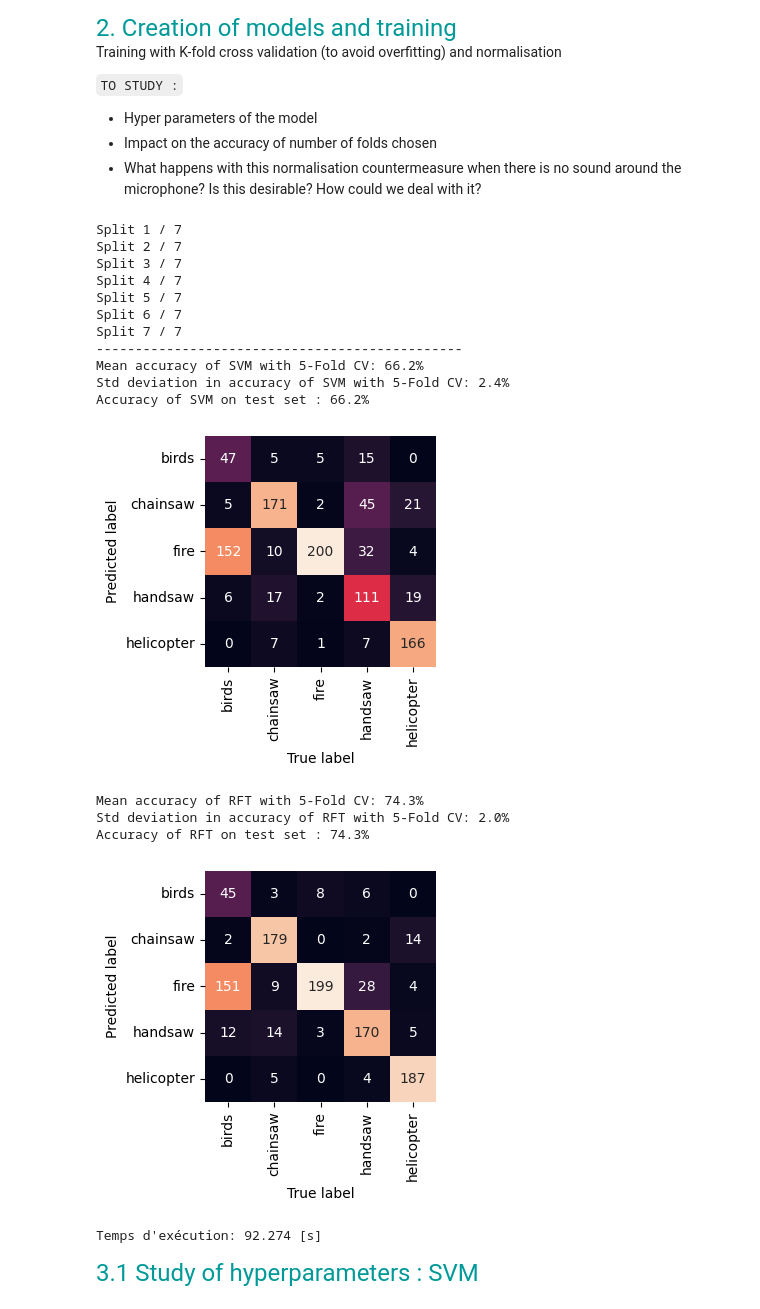
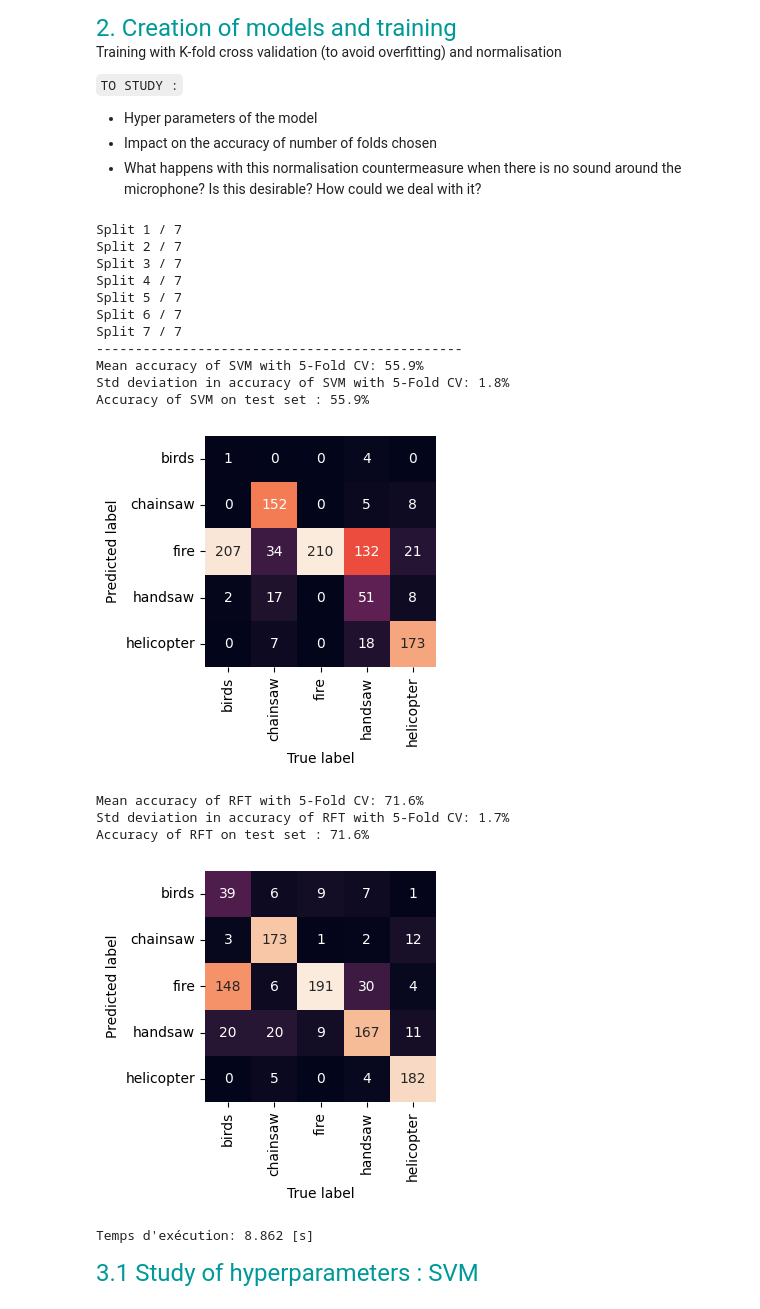
Before and after one commit to sarajavadian/LELEC210X_groupeC, a Jupyter notebook: classification/Our_Classif.ipynb, the cells around one changed output. Drawn from its saved outputs; the diff is of its cells as text; code cells hidden in the pictures.

```diff
--- a/classification/Our_Classif.ipynb
+++ b/classification/Our_Classif.ipynb
@@ -140,43 +140,43 @@ def training(n_splits=5, normalize=True):
         X_test_normalised = X_test
 
     prediction_svm = model_svm.predict(X_test_normalised)
     prediction_rft = model_rft.predict(X_test_normalised)
     accuracy_svm = accuracy (prediction_svm, y_test)
     accuracy_rft = accuracy (prediction_rft, y_test)
 
     print("-----------------------------------------------")
     print('Mean accuracy of SVM with 5-Fold CV: {:.1f}%'.format(100*accuracy_svm.mean()))
     print('Std deviation in accuracy of SVM with 5-Fold CV: {:.1f}%'.format(100*accuracyCV_svm.std()))
     print('Accuracy of SVM on test set : {:.1f}%'.format(100*accuracy_svm))
     show_confusion_matrix (prediction_svm, y_test, classnames)
     print()
     print('Mean accuracy of RFT with 5-Fold CV: {:.1f}%'.format(100*accuracy_rft.mean()))
     print('Std deviation in accuracy of RFT with 5-Fold CV: {:.1f}%'.format(100*accuracyCV_rft.std()))
     print('Accuracy of RFT on test set : {:.1f}%'.format(100*accuracy_rft))
     show_confusion_matrix (prediction_rft, y_test, classnames)
 
     end = time.time()
     print("Temps d'exécution:",np.round(end-start,3),"[s]")
 
-training(n_splits=7, normalize=False)
+training(n_splits=7, normalize=True)
 # %% [output]
 Split 1 / 7
 Split 2 / 7
 Split 3 / 7
 Split 4 / 7
 Split 5 / 7
 Split 6 / 7
 Split 7 / 7
 -----------------------------------------------
-Mean accuracy of SVM with 5-Fold CV: 66.2%
-Std deviation in accuracy of SVM with 5-Fold CV: 2.4%
-Accuracy of SVM on test set : 66.2%
+Mean accuracy of SVM with 5-Fold CV: 55.9%
+Std deviation in accuracy of SVM with 5-Fold CV: 1.8%
+Accuracy of SVM on test set : 55.9%
-[figure, old version]
+[figure, new version]
-Mean accuracy of RFT with 5-Fold CV: 74.3%
-Std deviation in accuracy of RFT with 5-Fold CV: 2.0%
-Accuracy of RFT on test set : 74.3%
+Mean accuracy of RFT with 5-Fold CV: 71.6%
+Std deviation in accuracy of RFT with 5-Fold CV: 1.7%
+Accuracy of RFT on test set : 71.6%
-[figure, old version]
+[figure, new version]
-Temps d'exécution: 92.274 [s]
+Temps d'exécution: 8.862 [s]
 # %% [markdown]
 <font size=5 color=#009999> 3.1 Study of hyperparameters : SVM</font> <br>
 # %%
```
Also changed, not shown: parts of 1 cell of this notebook, 5 other files.
